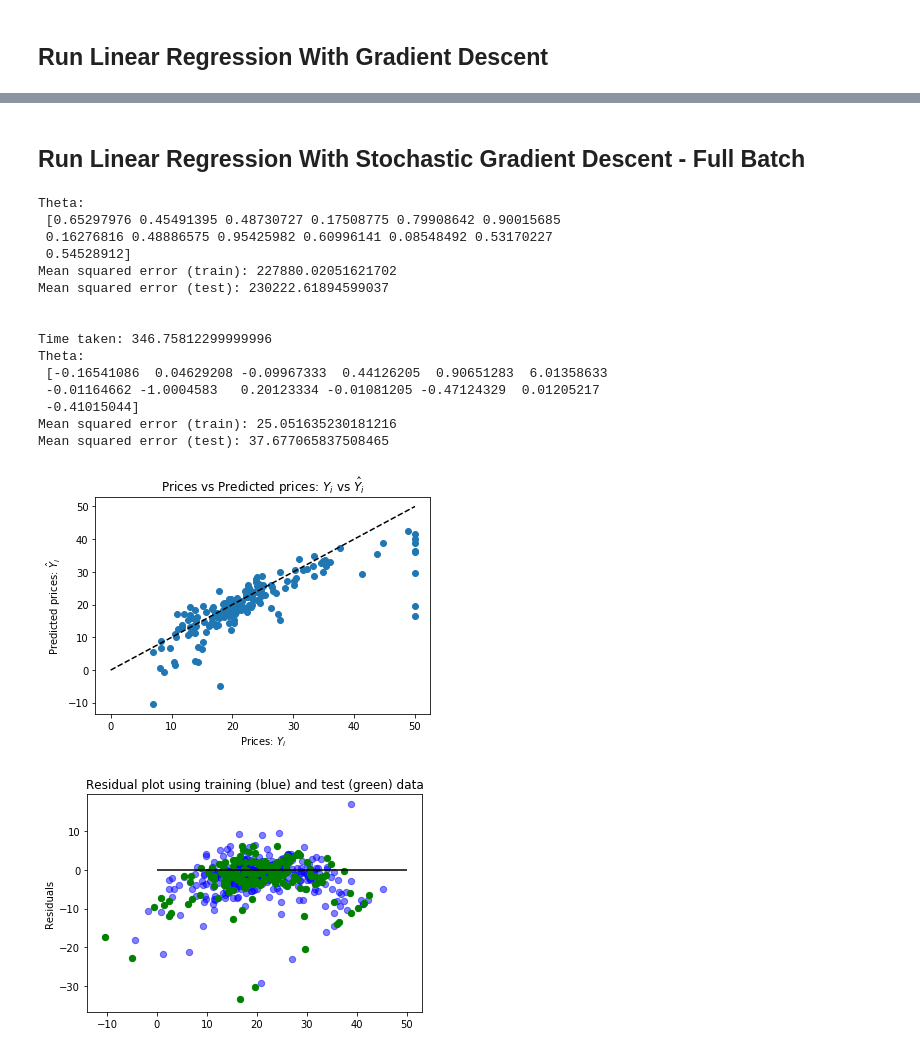
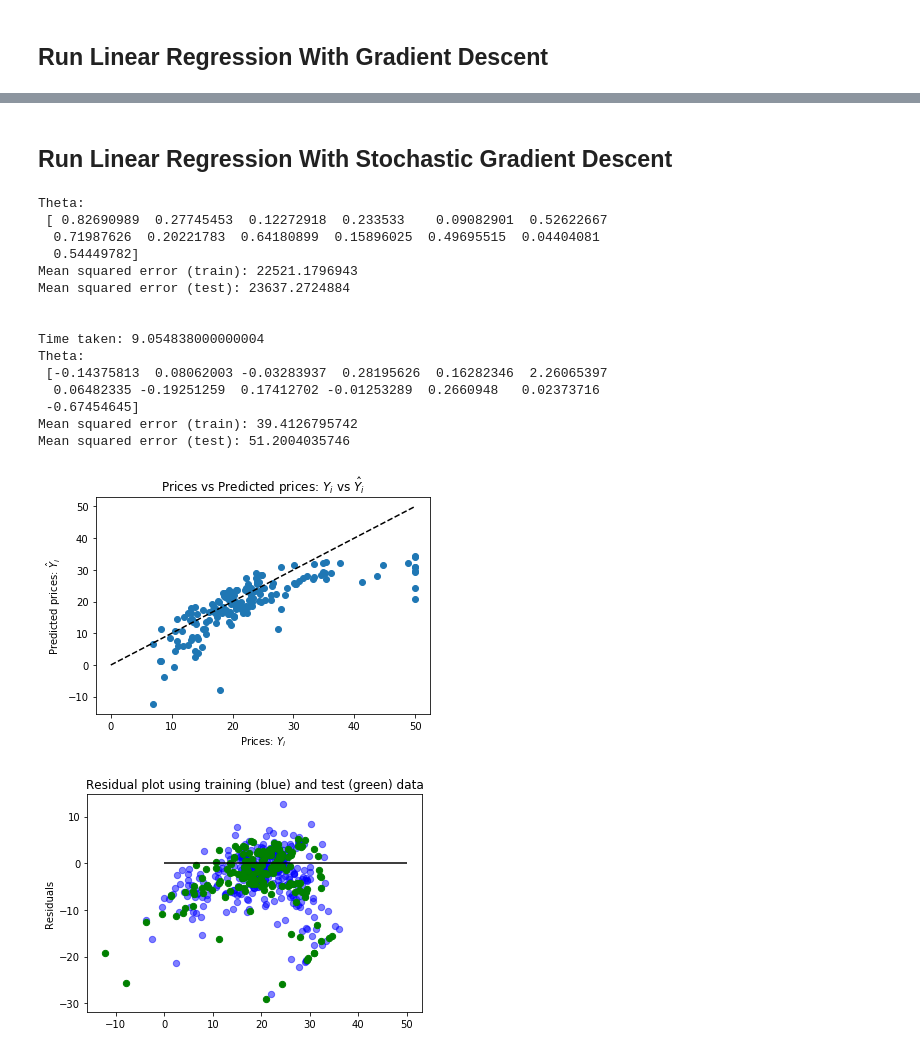
Before and after one commit to spiritedtechie/boston-house-prices-prediction, a Jupyter notebook: Boston House Prices - Linear Regression.ipynb, the cells around one changed output, grey strips where cells are left out. Saved outputs shown, nothing was run; the diff lists cells and outputs as text; code cells hidden in the pictures.

```diff
--- a/Boston House Prices - Linear Regression.ipynb
+++ b/Boston House Prices - Linear Regression.ipynb
@@ -249,8 +246,7 @@ Optimised theta cost: 0.8193599841185459
 # %% [markdown]
 <b>Provides some results to compare against</b>
 # %%
-# regr = linear_model.LinearRegression()
-regr = linear_model.SGDRegressor(penalty="none", max_iter=3000, learning_rate='constant', eta0=0.000001, tol=None)
+regr = linear_model.LinearRegression()
 regr.fit(X_train, y_train)
 y_pred = regr.predict(X_test)
 
@@ -269,0 +269,10 @@ Mean squared error (test): 37.14
+# %%
+regr = linear_model.SGDRegressor()
+regr.fit(X_train, y_train)
+y_pred = regr.predict(X_test)
+
+print('Coefficients: \n', regr.coef_)
+print("Mean squared error (train): %.2f" % metrics.mean_squared_error(y_train, regr.predict(X_train)))
+print("Mean squared error (test): %.2f" % metrics.mean_squared_error(y_test, y_pred))
+
+plot_actual_over_predicted(y_test, y_pred)
@@ -306,37 +324,37 @@ Mean squared error (test): 34.76423927850408
 # %% [markdown]
-## Run Linear Regression With Stochastic Gradient Descent - Full Batch
+## Run Linear Regression With Stochastic Gradient Descent
 # %%
 debug = False
-num_of_iterations = 100000
-alpha = 0.00001 # learning rate
+num_of_iterations = 3000
+alpha = 0.000007 # learning rate
 
 initial_theta = np.random.rand((X.shape[1]))
 calculate_cost_of_theta(X_train, y_train, X_test, y_test, initial_theta)
 
 print('\n')
 
-optimised_theta = run_timed(lambda: gradient_descent_stochastic_full_batch(X_train, y_train, initial_theta, alpha, num_of_iterations))
+optimised_theta = run_timed(lambda: gradient_descent_stochastic(all_gen(X_train, y_train), initial_theta, alpha, num_of_iterations))
 calculate_cost_of_theta(X_train, y_train, X_test, y_test, optimised_theta)
 
 y_pred = X_test.dot(optimised_theta.T)
 plot_actual_over_predicted(y_test, y_pred)
 plot_residuals(X_train, y_train, X_test, y_test, optimised_theta)
 # %% [output]
 Theta:
- [0.65297976 0.45491395 0.48730727 0.17508775 0.79908642 0.90015685
- 0.16276816 0.48886575 0.95425982 0.60996141 0.08548492 0.53170227
- 0.54528912]
-Mean squared error (train): 227880.02051621702
-Mean squared error (test): 230222.61894599037
+ [ 0.82690989  0.27745453  0.12272918  0.233533    0.09082901  0.52622667
+  0.71987626  0.20221783  0.64180899  0.15896025  0.49695515  0.04404081
+  0.54449782]
+Mean squared error (train): 22521.1796943
+Mean squared error (test): 23637.2724884
 
 
-Time taken: 346.75812299999996
+Time taken: 9.054838000000004
 Theta:
- [-0.16541086  0.04629208 -0.09967333  0.44126205  0.90651283  6.01358633
- -0.01164662 -1.0004583   0.20123334 -0.01081205 -0.47124329  0.01205217
- -0.41015044]
-Mean squared error (train): 25.051635230181216
-Mean squared error (test): 37.677065837508465
+ [-0.14375813  0.08062003 -0.03283937  0.28195626  0.16282346  2.26065397
+  0.06482335 -0.19251259  0.17412702 -0.01253289  0.2660948   0.02373716
+ -0.67454645]
+Mean squared error (train): 39.4126795742
+Mean squared error (test): 51.2004035746
-[figure, old version]
+[figure, new version]
-[figure, old version]
+[figure, new version]
 # %% [markdown]
```
Also changed, not shown: parts of 16 cells of this notebook.
